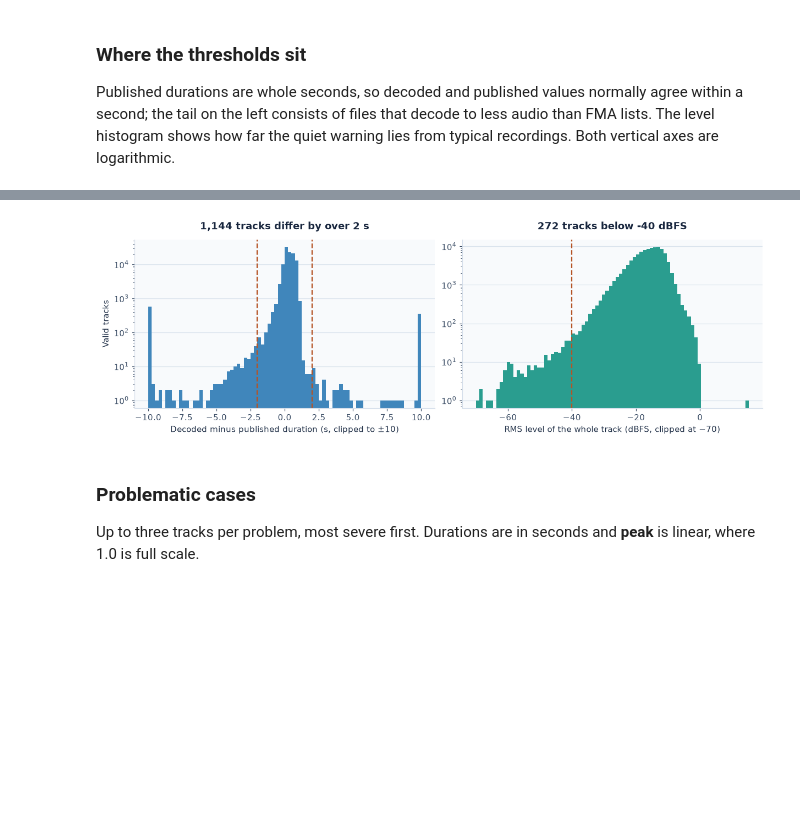
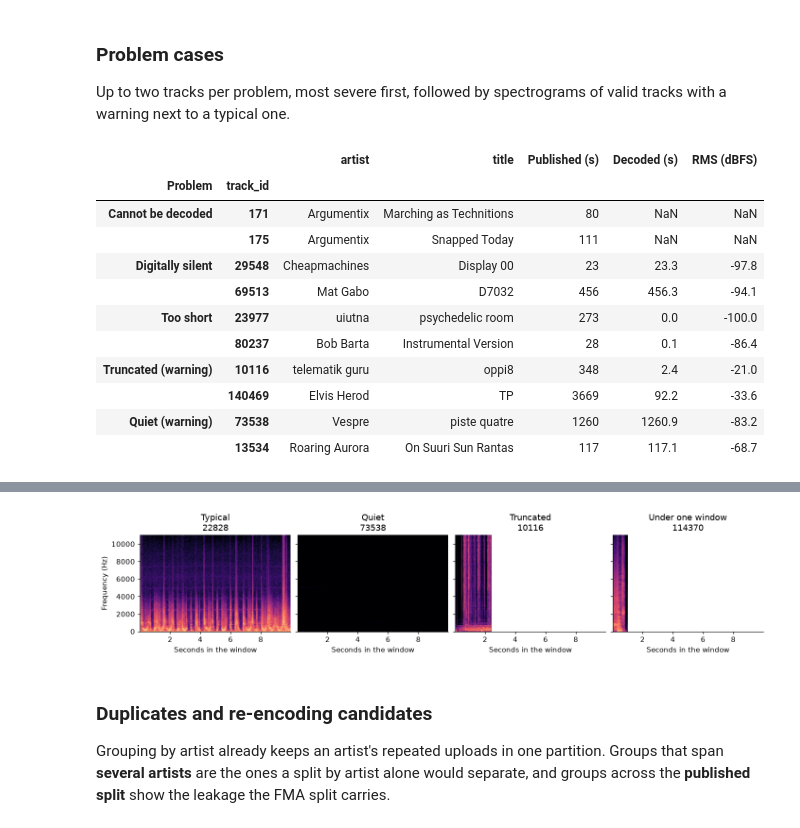
Before and after one commit to piotrczech/music-atlas, a Jupyter notebook: notebooks/01-data-exploration.ipynb, the cells around one changed output, grey strips where cells are left out. Saved outputs shown, nothing was run; the diff lists cells and outputs as text; code cells hidden in the pictures; blank space fills up the shorter version.

```diff
--- a/notebooks/01-data-exploration.ipynb
+++ b/notebooks/01-data-exploration.ipynb
@@ -649,27 +451,27 @@ Most frequent decoder messages
 # %% [markdown]
-### Where the thresholds sit
+### Problem cases
 
-Published durations are whole seconds, so decoded and published values normally agree within a second; the tail on the left consists of files that decode to less audio than FMA lists. The level histogram shows how far the quiet warning lies from typical recordings. Both vertical axes are logarithmic.
+Up to two tracks per problem, most severe first, followed by spectrograms of valid tracks with a
+warning next to a typical one.
 # %%
-difference = (checks["duration_seconds"] - checks["published_seconds"])[valid].dropna()
-level = checks.loc[valid, "rms_dbfs"].dropna()
-fig, (left, right) = plt.subplots(1, 2, figsize=(11, 3.6), layout="constrained")
-left.hist(difference.clip(-10, 10), bins=80, color="#4086bb")
-tolerance = rules.DURATION_TOLERANCE
-for edge in (-tolerance, tolerance):
-    left.axvline(edge, color="#b55426", linestyle="--", linewidth=1.5)
-left.set(
-    yscale="log", xlabel="Decoded minus published duration (s, clipped to ±10)",
-    ylabel="Valid tracks",
-    title=f"{flags['duration_mismatch'].sum():,} tracks differ by over {tolerance:g} s",
-)
-right.hist(level.clip(lower=-70), bins=80, color="#2a9d8f")
-right.axvline(rules.QUIET_DBFS, color="#b55426", linestyle="--", linewidth=1.5)
-right.set(
-    yscale="log", xlabel="RMS level of the whole track (dBFS, clipped at −70)",
-    title=f"{flags['quiet'].sum():,} tracks below {rules.QUIET_DBFS:g} dBFS",
-)
-for ax in (left, right):
-    ax.grid(axis="y")
-plt.show()
+display(report.problem_examples(audit).round(1))
+ratio = audit["duration_seconds"] / audit["duration"].where(audit["duration"] > 0)
+plot_spectrograms({
+    "Typical": picked.iloc[0],
+    "Quiet": audit.loc[audit["quiet"], "rms_dbfs"].idxmin(),
+    "Truncated": ratio[audit["duration_mismatch"]].idxmin(),
+    "Under one window": audit.loc[audit["short"], "duration_seconds"].idxmin(),
+})
 # %% [output]
+|  |  | artist | title | Published (s) | Decoded (s) | RMS (dBFS) |
+| Problem | track_id |  |  |  |  |  |
+| Cannot be decoded | 171 | Argumentix | Marching as Technitions | 80 | NaN | NaN |
+|  | 175 | Argumentix | Snapped Today | 111 | NaN | NaN |
+| Digitally silent | 29548 | Cheapmachines | Display 00 | 23 | 23.3 | -97.8 |
+|  | 69513 | Mat Gabo | D7032 | 456 | 456.3 | -94.1 |
+| Too short | 23977 | uiutna | psychedelic room | 273 | 0.0 | -100.0 |
+|  | 80237 | Bob Barta | Instrumental Version | 28 | 0.1 | -86.4 |
+| Truncated (warning) | 10116 | telematik guru | oppi8 | 348 | 2.4 | -21.0 |
+|  | 140469 | Elvis Herod | TP | 3669 | 92.2 | -33.6 |
+| Quiet (warning) | 73538 | Vespre | piste quatre | 1260 | 1260.9 | -83.2 |
+|  | 13534 | Roaring Aurora | On Suuri Sun Rantas | 117 | 117.1 | -68.7 |
@@ -676,6 +479,8 @@ plt.show()
-[figure, old version]
+[figure, new version]
 # %% [markdown]
-### Problematic cases
+### Duplicates and re-encoding candidates
 
-Up to three tracks per problem, most severe first. Durations are in seconds and **peak** is linear, where 1.0 is full scale.
+Grouping by artist already keeps an artist's repeated uploads in one partition. Groups that span
+**several artists** are the ones a split by artist alone would separate, and groups across the
+**published split** show the leakage the FMA split carries.
 # %%
```
Also changed, not shown: parts of 98 cells of this notebook, 7 other files.
